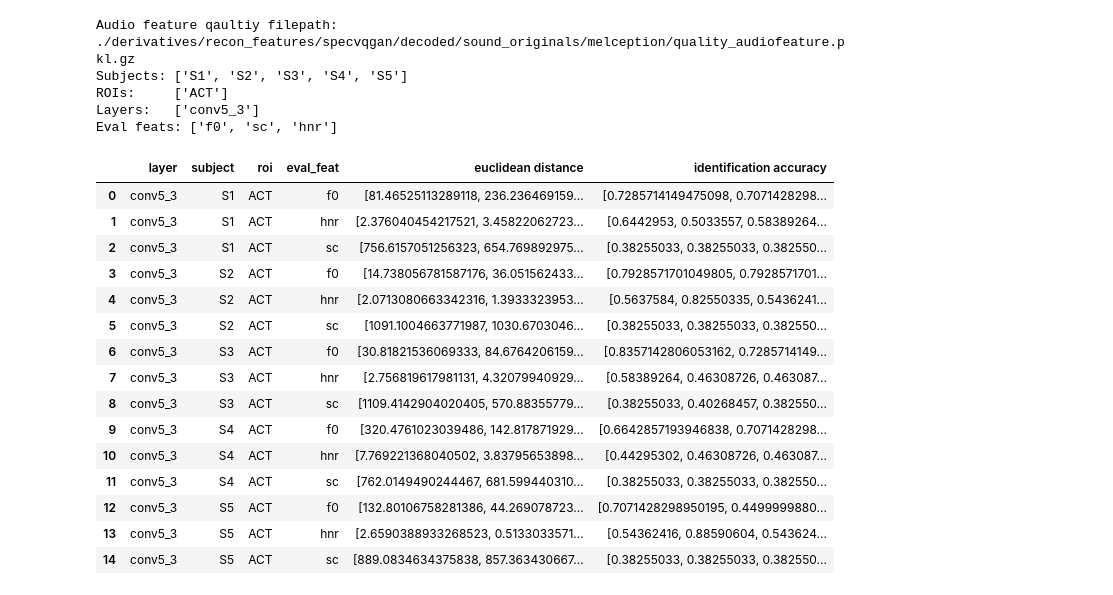
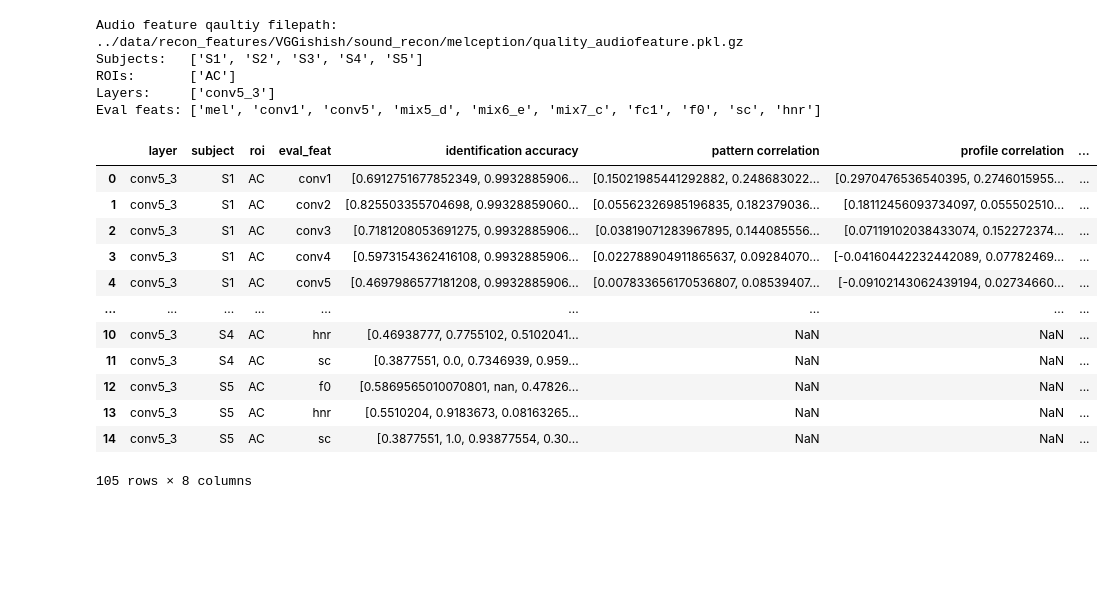
Before and after one commit to KamitaniLab/SoundReconstruction, a Jupyter notebook: reconstruction/makefigures_recon_eval.ipynb, the cells around one changed output. Drawn from its saved outputs; the diff is of its cells as text; code cells hidden in the pictures; blank space fills up the shorter version.

Commit message:
[fix] fix identification methods

```diff
--- a/reconstruction/makefigures_recon_eval.ipynb
+++ b/reconstruction/makefigures_recon_eval.ipynb
@@ -14,48 +23,44 @@ import yaml
 # %%
 # Settings #######################################################
 conf_file = "config/recon_vggsound_fmriprep_rep4_500voxel_vggishish_allunits_fastl2lir_alpha100.yaml"
-output_dir = './derivatives/figures'
+output_dir = '../data/figures'
 
 with open(conf_file, 'r') as f:
     conf = yaml.safe_load(f)
-#quality_file = os.path.join(conf['eval feat output dir'], "quality.pkl.gz")
+quality_file = os.path.join(conf['eval feat output dir'], "quality.pkl.gz")
 audiofeature_quality_file = os.path.join(conf['eval feat output dir'], "quality_audiofeature.pkl.gz")
-eval_feats = ["f0", "sc", "hnr"]
+eval_feats = ["mel", "conv1", "conv5", "mix5_d", "mix6_e", "mix7_c", "fc1", "f0", "sc", "hnr"]
 
 subjects = conf['recon subjects']
 rois = conf['recon rois']
 layers = list(conf['recon layers'].keys())
 
 #print("Qaultiy filepath:", quality_file)
 print("Audio feature qaultiy filepath:", audiofeature_quality_file)
-print("Subjects: {}".format(subjects))
-print("ROIs:     {}".format(rois))
-print("Layers:   {}".format(layers))
+print("Subjects:   {}".format(subjects))
+print("ROIs:       {}".format(rois))
+print("Layers:     {}".format(layers))
 print("Eval feats: {}".format(eval_feats))
-#quality_df = pd.read_pickle(quality_file)
+quality_df = pd.read_pickle(quality_file)
 aud_quality_df = pd.read_pickle(audiofeature_quality_file)
-quality_df = aud_quality_df
-#quality_df = pd.concat([quality_df, aud_quality_df])
+quality_df = pd.concat([quality_df, aud_quality_df])
 display(quality_df)
 # %% [output]
-Audio feature qaultiy filepath: ./derivatives/recon_features/specvqgan/decoded/sound_originals/melception/quality_audiofeature.pkl.gz
-Subjects: ['S1', 'S2', 'S3', 'S4', 'S5']
-ROIs:     ['ACT']
-Layers:   ['conv5_3']
-Eval feats: ['f0', 'sc', 'hnr']
+Audio feature qaultiy filepath: ../data/recon_features/VGGishish/sound_recon/melception/quality_audiofeature.pkl.gz
+Subjects:   ['S1', 'S2', 'S3', 'S4', 'S5']
+ROIs:       ['AC']
+Layers:     ['conv5_3']
+Eval feats: ['mel', 'conv1', 'conv5', 'mix5_d', 'mix6_e', 'mix7_c', 'fc1', 'f0', 'sc', 'hnr']
-|  | layer | subject | roi | eval_feat | euclidean distance | identification accuracy |
-| 0 | conv5_3 | S1 | ACT | f0 | [81.46525113289118, 236.236469159... | [0.7285714149475098, 0.7071428298... |
-| 1 | conv5_3 | S1 | ACT | hnr | [2.376040454217521, 3.45822062723... | [0.6442953, 0.5033557, 0.58389264... |
-| 2 | conv5_3 | S1 | ACT | sc | [756.6157051256323, 654.769892975... | [0.38255033, 0.38255033, 0.382550... |
-| 3 | conv5_3 | S2 | ACT | f0 | [14.738056781587176, 36.051562433... | [0.7928571701049805, 0.7928571701... |
-| 4 | conv5_3 | S2 | ACT | hnr | [2.0713080663342316, 1.3933323953... | [0.5637584, 0.82550335, 0.5436241... |
-| 5 | conv5_3 | S2 | ACT | sc | [1091.1004663771987, 1030.6703046... | [0.38255033, 0.38255033, 0.382550... |
-| 6 | conv5_3 | S3 | ACT | f0 | [30.81821536069333, 84.6764206159... | [0.8357142806053162, 0.7285714149... |
-| 7 | conv5_3 | S3 | ACT | hnr | [2.756819617981131, 4.32079940929... | [0.58389264, 0.46308726, 0.463087... |
-| 8 | conv5_3 | S3 | ACT | sc | [1109.4142904020405, 570.88355779... | [0.38255033, 0.40268457, 0.382550... |
-| 9 | conv5_3 | S4 | ACT | f0 | [320.4761023039486, 142.817871929... | [0.6642857193946838, 0.7071428298... |
-| 10 | conv5_3 | S4 | ACT | hnr | [7.769221368040502, 3.83795653898... | [0.44295302, 0.46308726, 0.463087... |
-| 11 | conv5_3 | S4 | ACT | sc | [762.0149490244467, 681.599440310... | [0.38255033, 0.38255033, 0.382550... |
-| 12 | conv5_3 | S5 | ACT | f0 | [132.80106758281386, 44.269078723... | [0.7071428298950195, 0.4499999880... |
-| 13 | conv5_3 | S5 | ACT | hnr | [2.6590388933268523, 0.5133033571... | [0.54362416, 0.88590604, 0.543624... |
-| 14 | conv5_3 | S5 | ACT | sc | [889.0834634375838, 857.363430667... | [0.38255033, 0.38255033, 0.382550... |
+|  | layer | subject | roi | eval_feat | identification accuracy | pattern correlation | profile correlation | ... |
+| 0 | conv5_3 | S1 | AC | conv1 | [0.6912751677852349, 0.9932885906... | [0.15021985441292882, 0.248683022... | [0.2970476536540395, 0.2746015955... | ... |
+| 1 | conv5_3 | S1 | AC | conv2 | [0.825503355704698, 0.99328859060... | [0.05562326985196835, 0.182379036... | [0.18112456093734097, 0.055502510... | ... |
+| 2 | conv5_3 | S1 | AC | conv3 | [0.7181208053691275, 0.9932885906... | [0.03819071283967895, 0.144085556... | [0.07119102038433074, 0.152272374... | ... |
+| 3 | conv5_3 | S1 | AC | conv4 | [0.5973154362416108, 0.9932885906... | [0.022788904911865637, 0.09284070... | [-0.04160442232442089, 0.07782469... | ... |
+| 4 | conv5_3 | S1 | AC | conv5 | [0.4697986577181208, 0.9932885906... | [0.007833656170536807, 0.08539407... | [-0.09102143062439194, 0.02734660... | ... |
+| ... | ... | ... | ... | ... | ... | ... | ... | ... |
+| 10 | conv5_3 | S4 | AC | hnr | [0.46938777, 0.7755102, 0.5102041... | NaN | NaN | ... |
+| 11 | conv5_3 | S4 | AC | sc | [0.3877551, 0.0, 0.7346939, 0.959... | NaN | NaN | ... |
+| 12 | conv5_3 | S5 | AC | f0 | [0.5869565010070801, nan, 0.47826... | NaN | NaN | ... |
+| 13 | conv5_3 | S5 | AC | hnr | [0.5510204, 0.9183673, 0.08163265... | NaN | NaN | ... |
+| 14 | conv5_3 | S5 | AC | sc | [0.3877551, 1.0, 0.93877554, 0.30... | NaN | NaN | ... |
+105 rows × 8 columns
```
Also changed, not shown: parts of 7 cells of this notebook, 13 other files.
